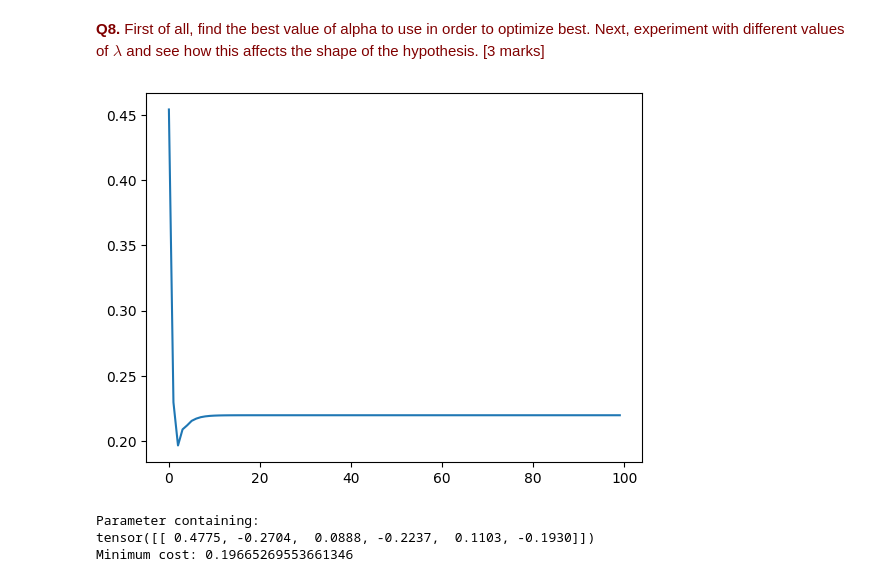
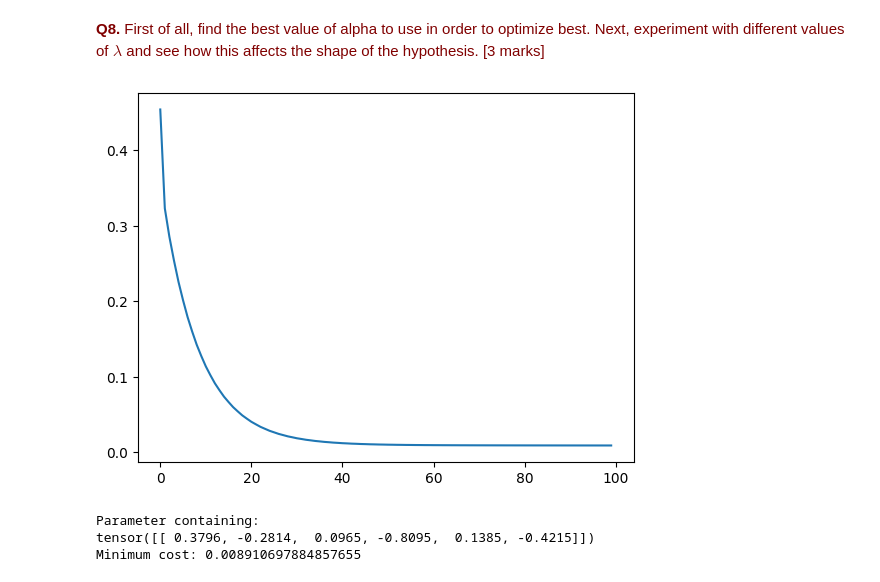
Before and after one commit to kianahs/Machine-Learning, a Jupyter notebook: wk3_Regression.ipynb, the cells around one changed output. Cells and saved outputs as stored; diff of their text form; code cells hidden in the pictures.

```diff
--- a/wk3_Regression.ipynb
+++ b/wk3_Regression.ipynb
@@ -75,8 +72,10 @@ def norm_set(x: torch.Tensor, mu: torch.Tensor, sigma: torch.Tensor) -> torch.te
   return z
 
 ###your code here
-x_train = norm_set(x_train, x_train.mean(dim=0), x_train.std(dim=0))
-x_test = norm_set(x_test, x_train.mean(dim=0), x_train.std(dim=0))
+x_train_mean = x_train.mean(dim=0)
+x_train_std =  x_train.std(dim=0)
+x_train = norm_set(x_train, x_train_mean , x_train_std)
+x_test = norm_set(x_test, x_train_mean, x_train_std)
 # %% [markdown]
 ## 1.1 Linear Regression
 
@@ -204,7 +203,7 @@ sample_data = np.array([[25, 2, 18, 79, 130, 64.8, 61, 2, 4.1897, 68 ],
           [50,	1, 28,	103,	229,	162.2,	60,	4.5,	6.107, 124]])
 
 sample_data_tensor = torch.from_numpy(sample_data).float()
-sample_data_tensor = norm_set(sample_data_tensor, x_train_original.mean(dim=0), x_train_original.std(dim=0))
+sample_data_tensor = norm_set(sample_data_tensor, x_train_mean, x_train_std)
 sample_data_tensor = torch.cat([sample_data_tensor, torch.ones(sample_data_tensor.shape[0], 1)], dim=1)
 prediction = model(sample_data_tensor)
 prediction
@@ -383,20 +382,20 @@ Next, experiment with different values of $\lambda$ and see how this affects the
 # %%
 cost_lst = list()
 model = LinearRegression(x3.shape[1])
-alpha = 0.7 # select an appropriate alpha
-lam = 5 # select an appropriate lambda
+alpha = 1.42 # select an appropriate alpha
+lam = 0.01 # select an appropriate lambda
 for it in range(100):
   prediction = model(x3)
   cost = mean_squared_error(y, prediction, lam, model.weight)
   cost_lst.append(cost)
   gradient_descent_step(model, x3, y, prediction, alpha, lam)
 display.clear_output(wait=True)
 plt.plot(list(range(it+1)), cost_lst)
 plt.show()
 print(model.weight)
 print('Minimum cost: {}'.format(min(cost_lst)))
 # %% [output]
-[figure, old version]
+[figure, new version]
 Parameter containing:
-tensor([[ 0.4775, -0.2704,  0.0888, -0.2237,  0.1103, -0.1930]])
-Minimum cost: 0.19665269553661346
+tensor([[ 0.3796, -0.2814,  0.0965, -0.8095,  0.1385, -0.4215]])
+Minimum cost: 0.008910697884857655
```
Also changed, not shown: parts of 8 cells of this notebook.
